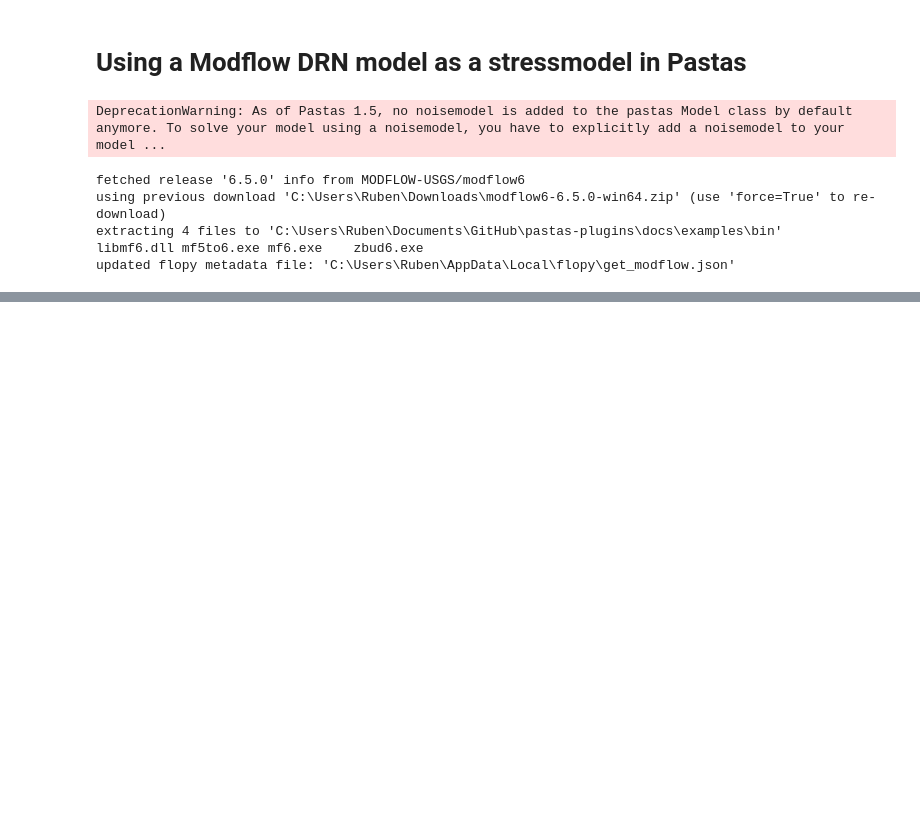
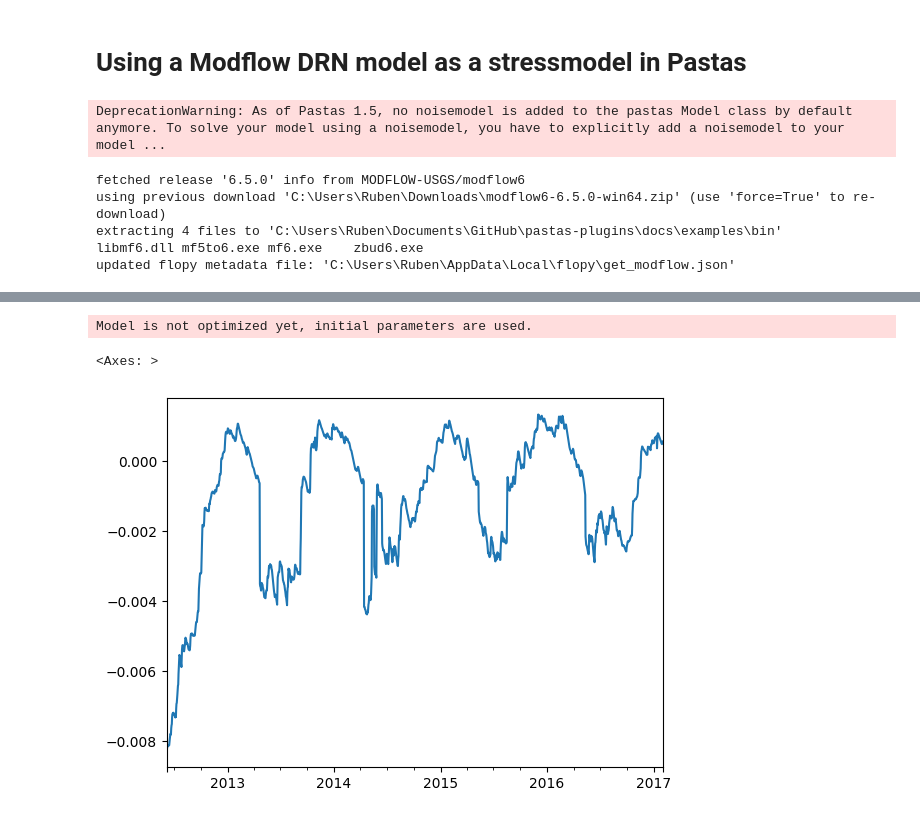
Before and after one commit to pastas/pastas-plugins, a Jupyter notebook: docs/examples/modflow_drn.ipynb, the cells around one changed output, grey strips where cells are left out. Drawn from its saved outputs; the diff is of its cells as text; code cells hidden in the pictures; blank space fills up the shorter version.

```diff
--- a/docs/examples/modflow_drn.ipynb
+++ b/docs/examples/modflow_drn.ipynb
@@ -82,0 +97,9 @@ ax = mldmf.plot()
+# %%
+# plot the difference between both models
+h1 = mlexp.simulate()
+h2 = mldmf.simulate()
+(h1-h2).dropna().plot()
+# %% [output]
+Model is not optimized yet, initial parameters are used.
+<Axes: >
+[figure, added]
```
Also changed, not shown: parts of 5 cells of this notebook, 2 other files.
